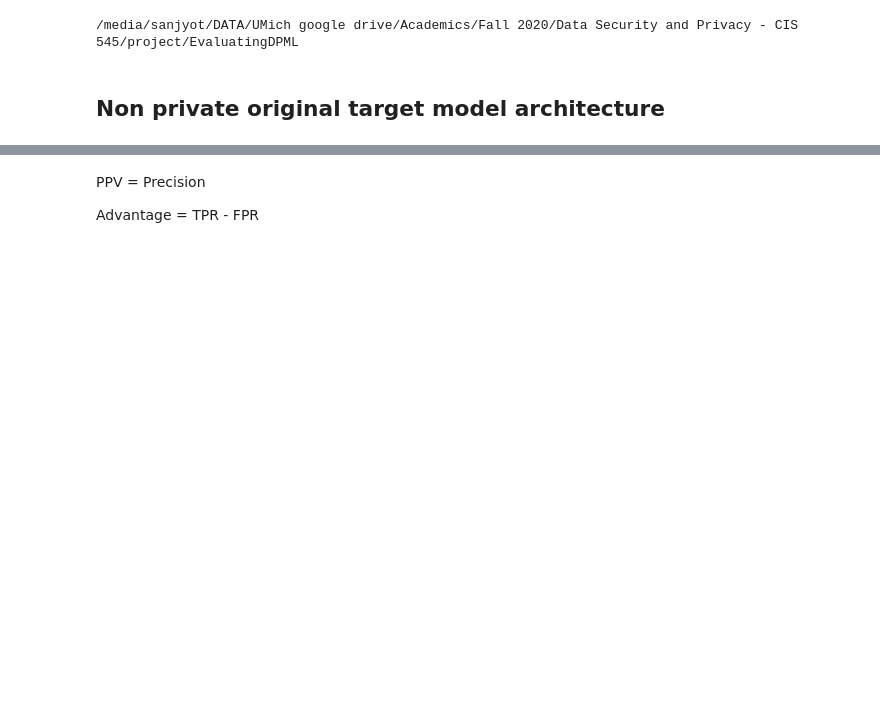
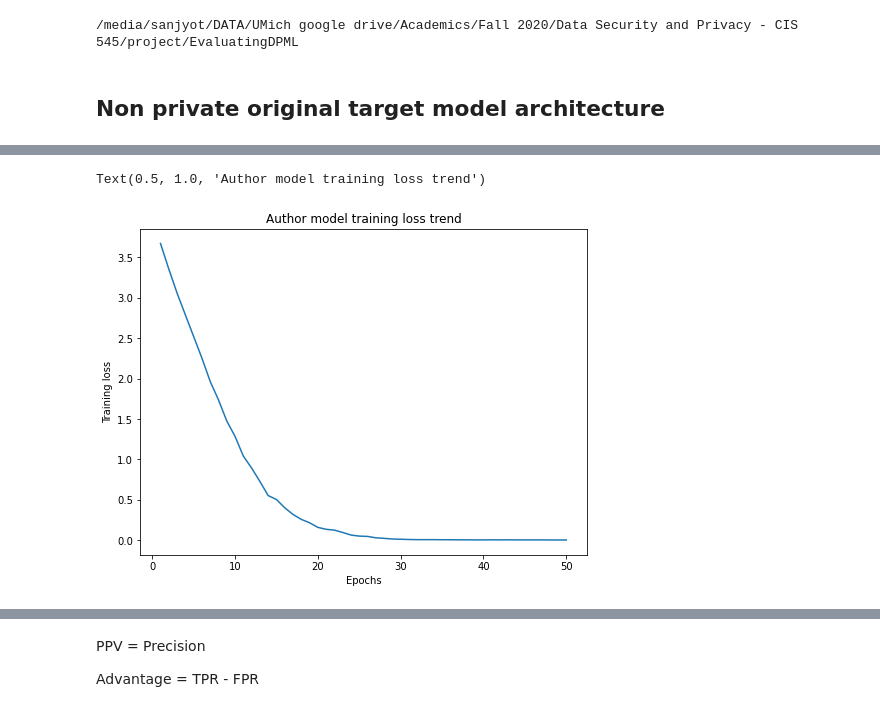
Before and after one commit to sanjyotUM/EvaluatingDPML, a Jupyter notebook: notebooks/explore.ipynb, the cells around one changed output, grey strips where cells are left out. Saved outputs shown, nothing was run; the diff lists cells and outputs as text; code cells hidden in the pictures; blank space fills up the shorter version.

```diff
--- a/notebooks/explore.ipynb
+++ b/notebooks/explore.ipynb
@@ -93,3 +97,14 @@ Test accuracy is: 0.168
+# %%
+orig_train_loss_epoch = range(1, 51)
+orig_train_loss = [3.673,3.357,3.059,2.790,2.522,2.254,1.965,1.737,1.476,1.285,1.041,0.893,0.727,0.552,0.503,0.401,0.318,0.257,0.215,0.158,0.134,0.124,0.095,0.063,0.050,0.046,0.029,0.022,0.014,0.011,0.008,0.006,0.006,0.006,0.005,0.005,0.004,0.004,0.003,0.003,0.004,0.003,0.004,0.003,0.003,0.003,0.003,0.002,0.002,0.002]
+fig, ax = plt.subplots(figsize=(8, 6))
+ax.plot(orig_train_loss_epoch, orig_train_loss)
+ax.set_xlabel('Epochs')
+ax.set_ylabel('Training loss')
+ax.set_title('Author model training loss trend')
+# %% [output]
+Text(0.5, 1.0, 'Author model training loss trend')
+[figure, added]
 # %%
 train_loss, train_acc, test_loss, test_acc = aux
 print(f'Train accuracy: {train_acc:.3}')
```
Also changed, not shown: parts of 13 cells of this notebook.
